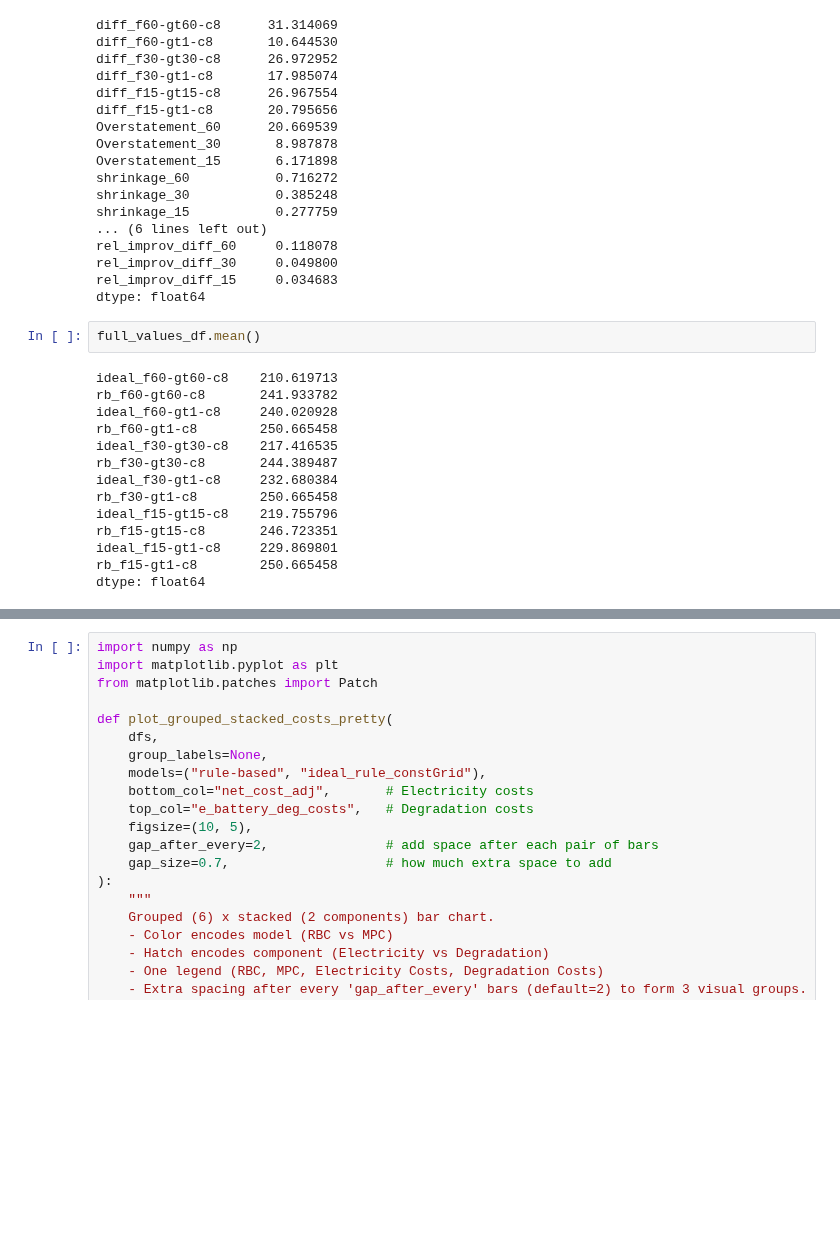
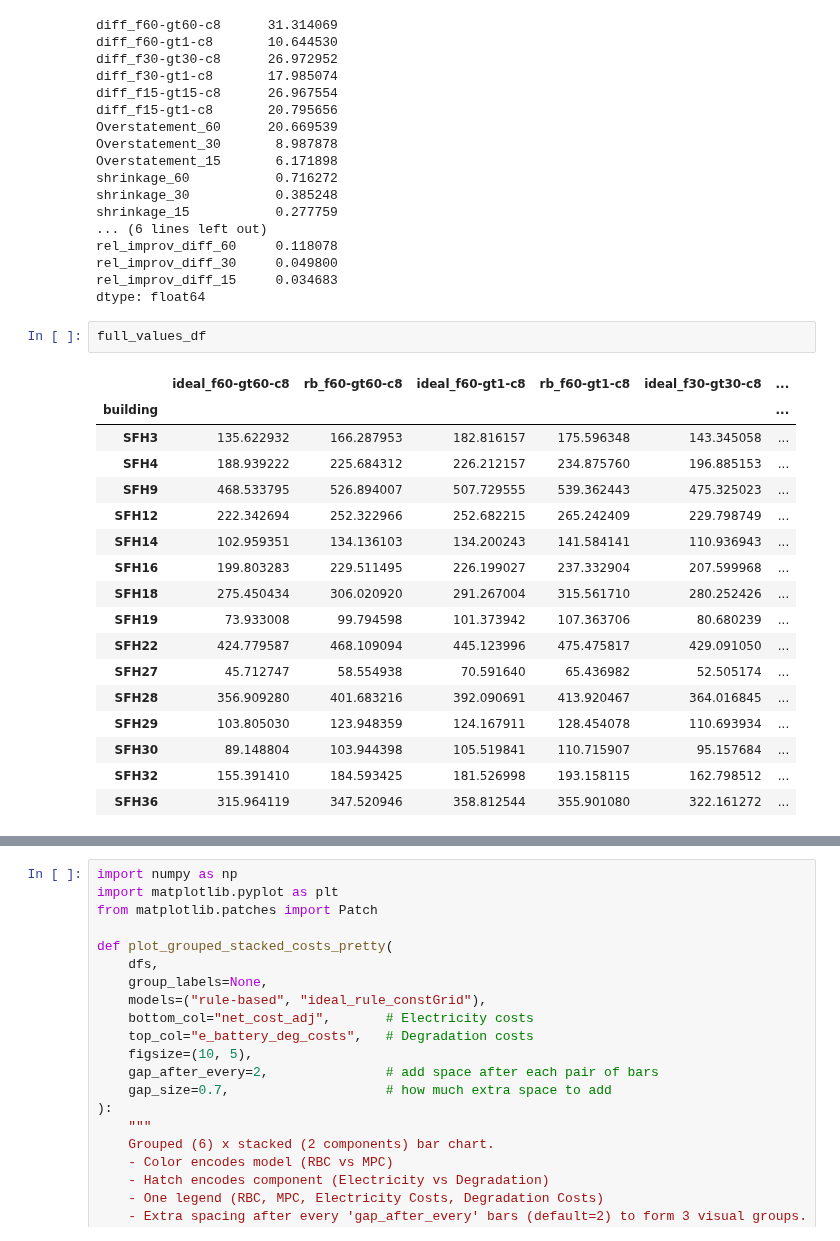
Before and after one commit to JaMoPinter/MPC-vs-RBC, a Jupyter notebook: 03_optimization/evaluation/evaluation.ipynb, the cells around one changed output, grey strips where cells are left out. Drawn from its saved outputs; the diff is of its cells as text; blank space fills up the shorter version.

```diff
--- a/03_optimization/evaluation/evaluation.ipynb
+++ b/03_optimization/evaluation/evaluation.ipynb
@@ -889,18 +813,22 @@ rel_improv_diff_30     0.049800
 rel_improv_diff_15     0.034683
 dtype: float64
 # %%
-full_values_df.mean()
+full_values_df
 # %% [output]
-ideal_f60-gt60-c8    210.619713
-rb_f60-gt60-c8       241.933782
-ideal_f60-gt1-c8     240.020928
-rb_f60-gt1-c8        250.665458
-ideal_f30-gt30-c8    217.416535
-rb_f30-gt30-c8       244.389487
-ideal_f30-gt1-c8     232.680384
-rb_f30-gt1-c8        250.665458
-ideal_f15-gt15-c8    219.755796
-rb_f15-gt15-c8       246.723351
-ideal_f15-gt1-c8     229.869801
-rb_f15-gt1-c8        250.665458
-dtype: float64
+|  | ideal_f60-gt60-c8 | rb_f60-gt60-c8 | ideal_f60-gt1-c8 | rb_f60-gt1-c8 | ideal_f30-gt30-c8 | ... |
+| building |  |  |  |  |  | ... |
+| SFH3 | 135.622932 | 166.287953 | 182.816157 | 175.596348 | 143.345058 | ... |
+| SFH4 | 188.939222 | 225.684312 | 226.212157 | 234.875760 | 196.885153 | ... |
+| SFH9 | 468.533795 | 526.894007 | 507.729555 | 539.362443 | 475.325023 | ... |
+| SFH12 | 222.342694 | 252.322966 | 252.682215 | 265.242409 | 229.798749 | ... |
+| SFH14 | 102.959351 | 134.136103 | 134.200243 | 141.584141 | 110.936943 | ... |
+| SFH16 | 199.803283 | 229.511495 | 226.199027 | 237.332904 | 207.599968 | ... |
+| SFH18 | 275.450434 | 306.020920 | 291.267004 | 315.561710 | 280.252426 | ... |
+| SFH19 | 73.933008 | 99.794598 | 101.373942 | 107.363706 | 80.680239 | ... |
+| SFH22 | 424.779587 | 468.109094 | 445.123996 | 475.475817 | 429.091050 | ... |
+| SFH27 | 45.712747 | 58.554938 | 70.591640 | 65.436982 | 52.505174 | ... |
+| SFH28 | 356.909280 | 401.683216 | 392.090691 | 413.920467 | 364.016845 | ... |
+| SFH29 | 103.805030 | 123.948359 | 124.167911 | 128.454078 | 110.693934 | ... |
+| SFH30 | 89.148804 | 103.944398 | 105.519841 | 110.715907 | 95.157684 | ... |
+| SFH32 | 155.391410 | 184.593425 | 181.526998 | 193.158115 | 162.798512 | ... |
+| SFH36 | 315.964119 | 347.520946 | 358.812544 | 355.901080 | 322.161272 | ... |
```
Also changed, not shown: parts of 25 cells of this notebook.
